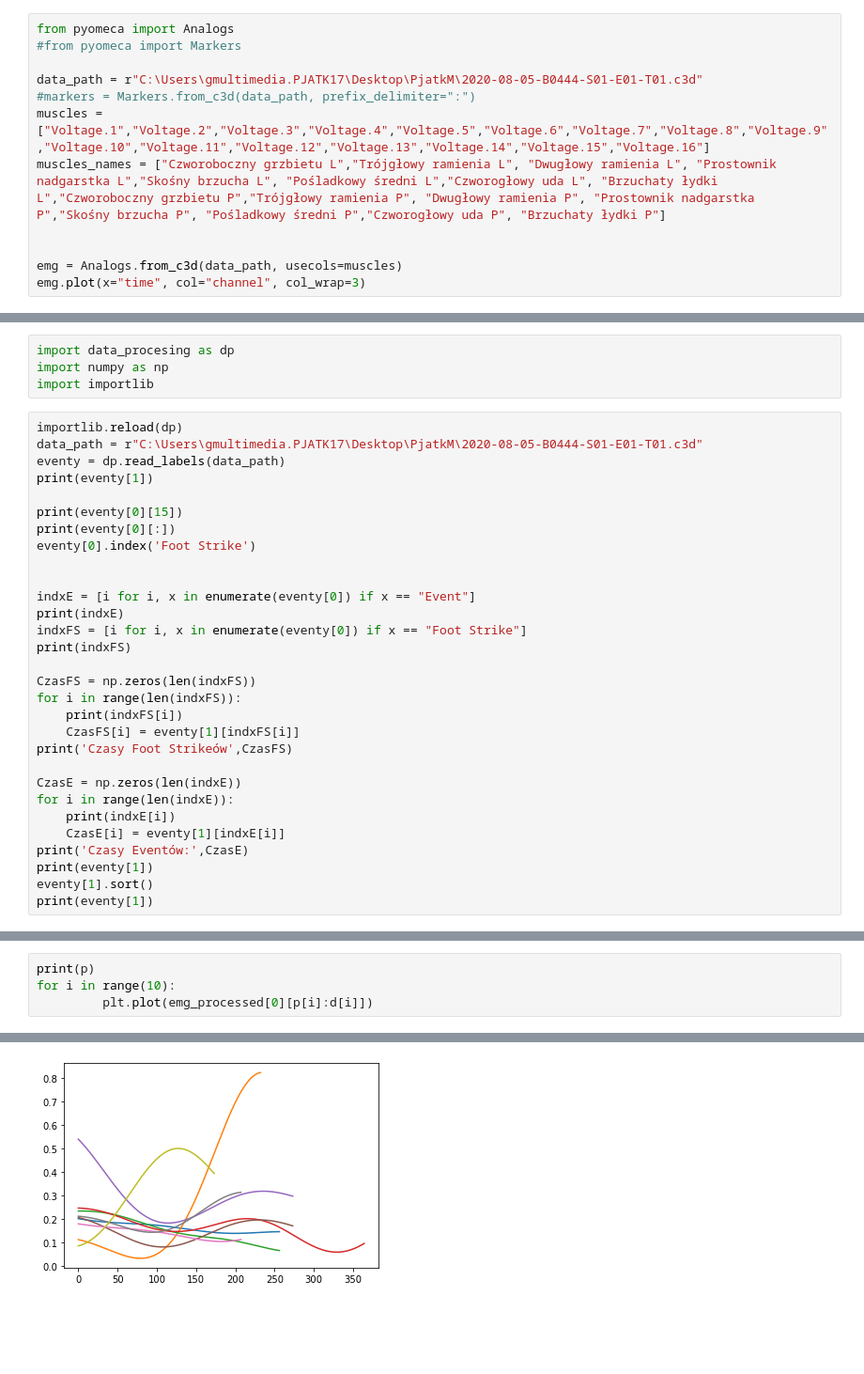
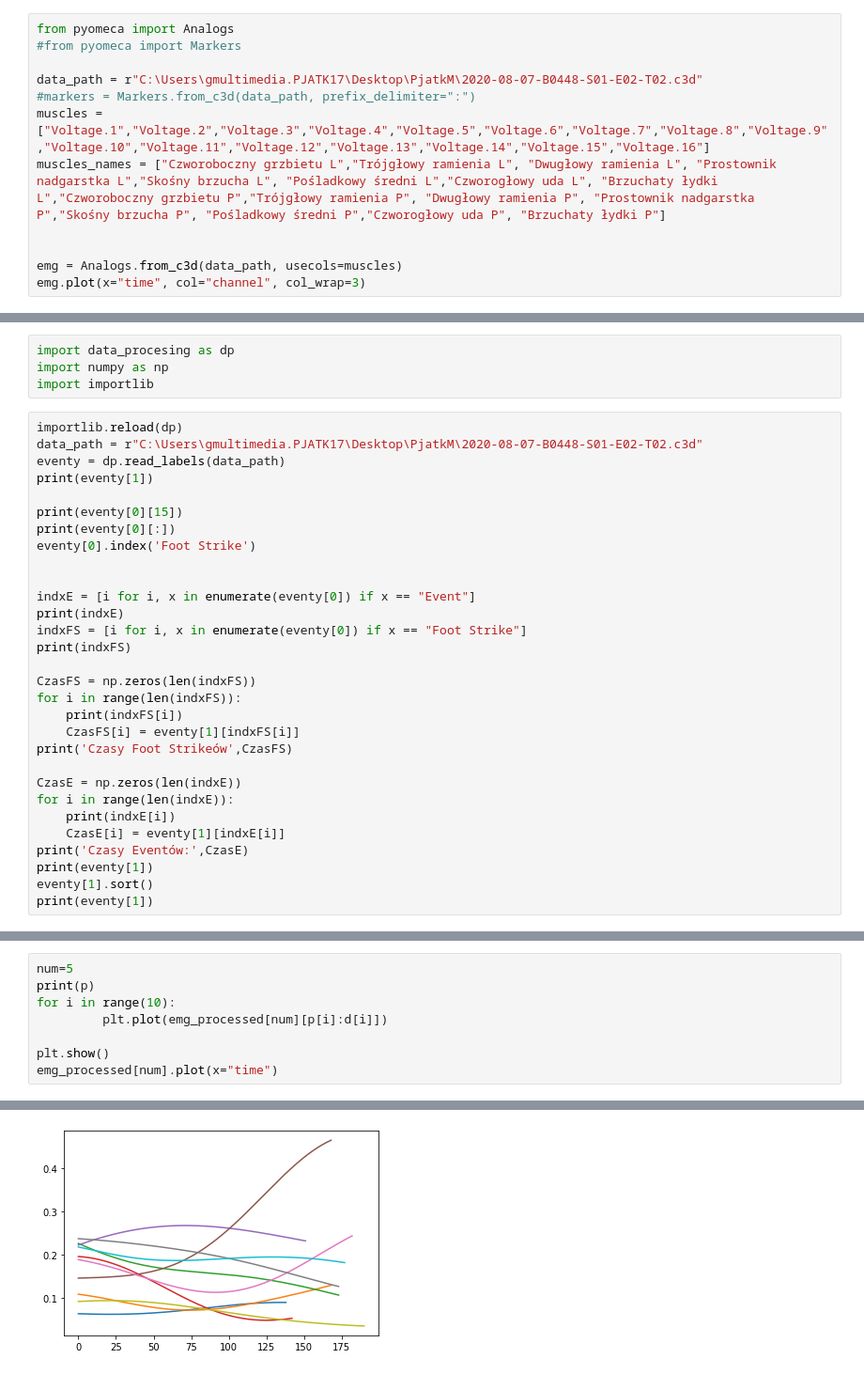
Before and after one commit to ossesek/Praktyki, a Jupyter notebook: odczytEMG.ipynb, the cells around one changed output, grey strips where cells are left out. Shown at 94% size. Saved outputs shown, nothing was run; the diff lists cells and outputs as text; blank space fills up the shorter version.

```diff
--- a/odczytEMG.ipynb
+++ b/odczytEMG.ipynb
@@ -12,7 +12,7 @@ from tqdm import tqdm
 from pyomeca import Analogs
 #from pyomeca import Markers
 
-data_path = r"C:\Users\gmultimedia.PJATK17\Desktop\PjatkM\2020-08-05-B0444-S01-E01-T01.c3d"
+data_path = r"C:\Users\gmultimedia.PJATK17\Desktop\PjatkM\2020-08-07-B0448-S01-E02-T02.c3d"
 #markers = Markers.from_c3d(data_path, prefix_delimiter=":")
 muscles = ["Voltage.1","Voltage.2","Voltage.3","Voltage.4","Voltage.5","Voltage.6","Voltage.7","Voltage.8","Voltage.9","Voltage.10","Voltage.11","Voltage.12","Voltage.13","Voltage.14","Voltage.15","Voltage.16"]
 muscles_names = ["Czworoboczny grzbietu L","Trójgłowy ramienia L", "Dwugłowy ramienia L", "Prostownik nadgarstka L","Skośny brzucha L", "Pośladkowy średni L","Czworogłowy uda L", "Brzuchaty łydki L","Czworoboczny grzbietu P","Trójgłowy ramienia P", "Dwugłowy ramienia P", "Prostownik nadgarstka P","Skośny brzucha P", "Pośladkowy średni P","Czworogłowy uda P", "Brzuchaty łydki P"]
@@ -90,7 +90,7 @@ import numpy as np
 import importlib
 # %%
 importlib.reload(dp)
-data_path = r"C:\Users\gmultimedia.PJATK17\Desktop\PjatkM\2020-08-05-B0444-S01-E01-T01.c3d"
+data_path = r"C:\Users\gmultimedia.PJATK17\Desktop\PjatkM\2020-08-07-B0448-S01-E02-T02.c3d"
 eventy = dp.read_labels(data_path)
 print(eventy[1])
 
@@ -169,5 +170,9 @@ Początek ruchu 7077.0 Koniec ruchu 7251.0
 # %%
+num=5
 print(p)
 for i in range(10):
-         plt.plot(emg_processed[0][p[i]:d[i]])
+         plt.plot(emg_processed[num][p[i]:d[i]])
+
+plt.show()
+emg_processed[num].plot(x="time")
 # %% [output]
@@ -175,2 +180,2 @@ for i in range(10):
     0    0    0    0    0    0]
-[figure, old version]
+[figure, new version]
```
Also changed, not shown: parts of 8 cells of this notebook.
